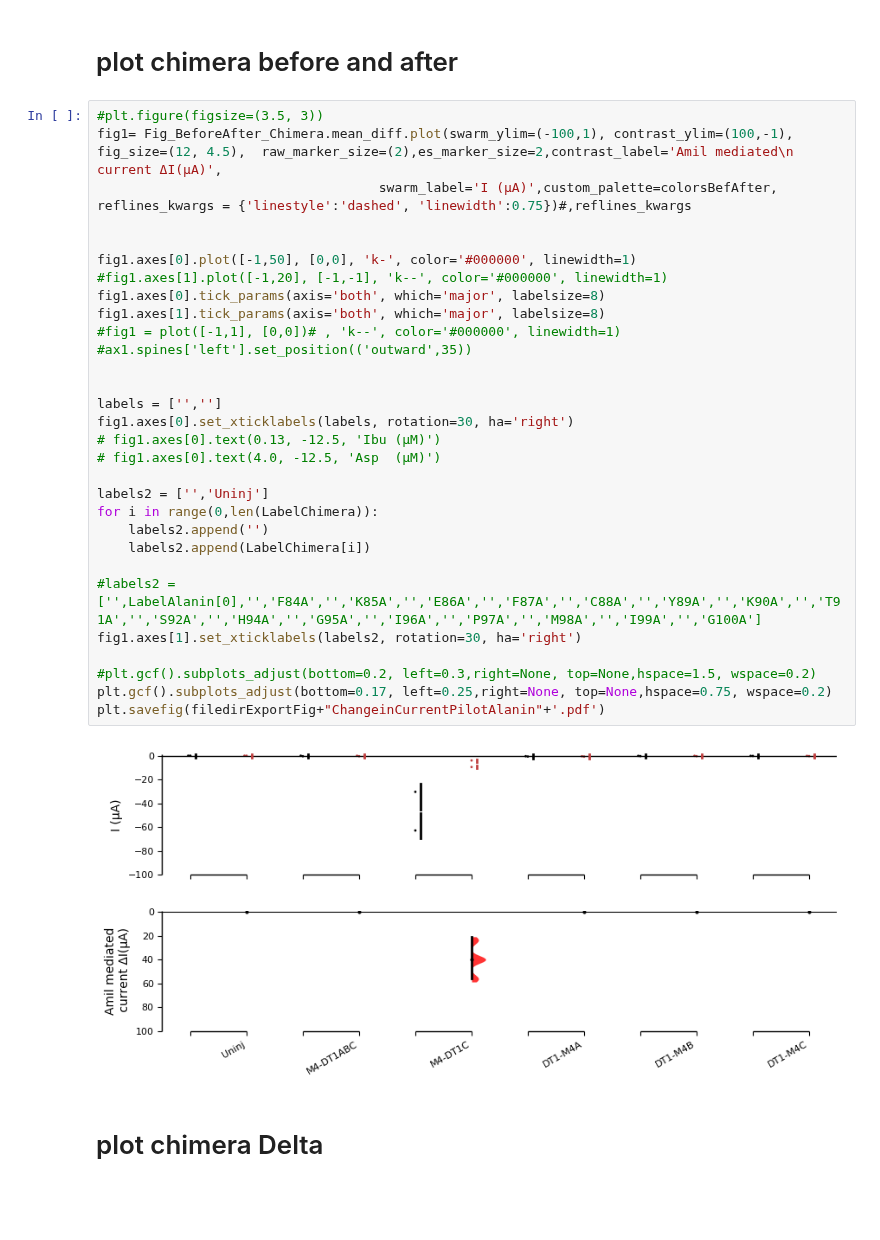
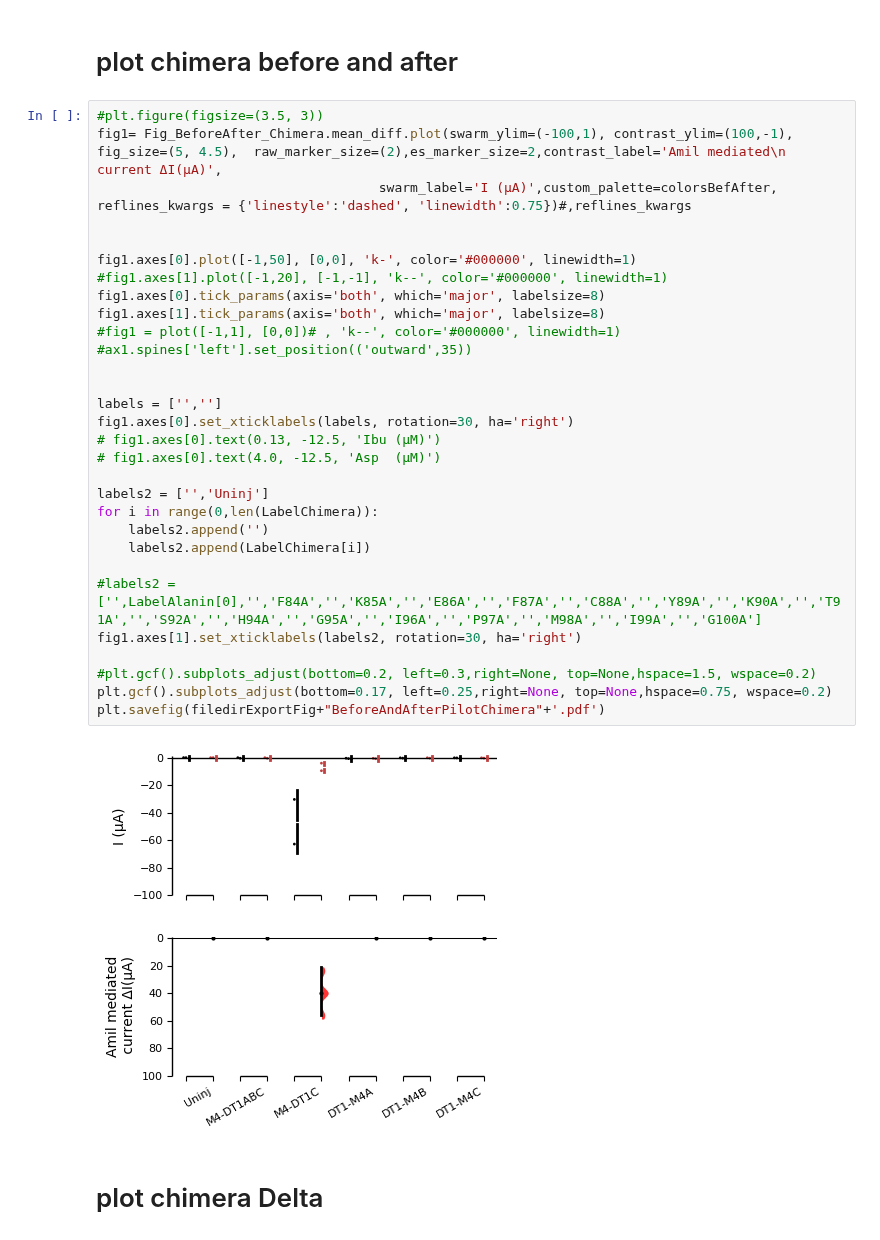
Before and after one commit to sfechner/JupyterNotebooksDEGENaCPharm, a Jupyter notebook: RatioNterm.ipynb, the cells around one changed output. Cells and saved outputs as stored; diff of their text form; blank space fills up the shorter version.

```diff
--- a/RatioNterm.ipynb
+++ b/RatioNterm.ipynb
@@ -357,36 +357,36 @@ plt.savefig(filedirExportFig+"ChangeinCurrentPilotAlanin-WithOutCurrent"+'.pdf')
 # plot chimera before and after
 # %%
 #plt.figure(figsize=(3.5, 3))
-fig1= Fig_BeforeAfter_Chimera.mean_diff.plot(swarm_ylim=(-100,1), contrast_ylim=(100,-1), fig_size=(12, 4.5),  raw_marker_size=(2),es_marker_size=2,contrast_label='Amil mediated\n current ΔI(µA)',
+fig1= Fig_BeforeAfter_Chimera.mean_diff.plot(swarm_ylim=(-100,1), contrast_ylim=(100,-1), fig_size=(5, 4.5),  raw_marker_size=(2),es_marker_size=2,contrast_label='Amil mediated\n current ΔI(µA)',
                                     swarm_label='I (µA)',custom_palette=colorsBefAfter, reflines_kwargs = {'linestyle':'dashed', 'linewidth':0.75})#,reflines_kwargs
 
 
 fig1.axes[0].plot([-1,50], [0,0], 'k-', color='#000000', linewidth=1)
 #fig1.axes[1].plot([-1,20], [-1,-1], 'k--', color='#000000', linewidth=1)
 fig1.axes[0].tick_params(axis='both', which='major', labelsize=8)
 fig1.axes[1].tick_params(axis='both', which='major', labelsize=8)
 #fig1 = plot([-1,1], [0,0])# , 'k--', color='#000000', linewidth=1)
 #ax1.spines['left'].set_position(('outward',35))
 
 
 labels = ['','']
 fig1.axes[0].set_xticklabels(labels, rotation=30, ha='right')
 # fig1.axes[0].text(0.13, -12.5, 'Ibu (µM)')
 # fig1.axes[0].text(4.0, -12.5, 'Asp  (µM)')
 
 labels2 = ['','Uninj']
 for i in range(0,len(LabelChimera)):
     labels2.append('')
     labels2.append(LabelChimera[i])
 
 #labels2 = ['',LabelAlanin[0],'','F84A','','K85A','','E86A','','F87A','','C88A','','Y89A','','K90A','','T91A','','S92A','','H94A','','G95A','','I96A','','P97A','','M98A','','I99A','','G100A']
 fig1.axes[1].set_xticklabels(labels2, rotation=30, ha='right')
 
 #plt.gcf().subplots_adjust(bottom=0.2, left=0.3,right=None, top=None,hspace=1.5, wspace=0.2)
 plt.gcf().subplots_adjust(bottom=0.17, left=0.25,right=None, top=None,hspace=0.75, wspace=0.2)
-plt.savefig(filedirExportFig+"ChangeinCurrentPilotAlanin"+'.pdf')
+plt.savefig(filedirExportFig+"BeforeAndAfterPilotChimera"+'.pdf')
 # %% [output]
-[figure, old version]
+[figure, new version]
 # %% [markdown]
 # plot chimera Delta
 # %%
```
Also changed, not shown: parts of 1 cell of this notebook, 1 other file.
